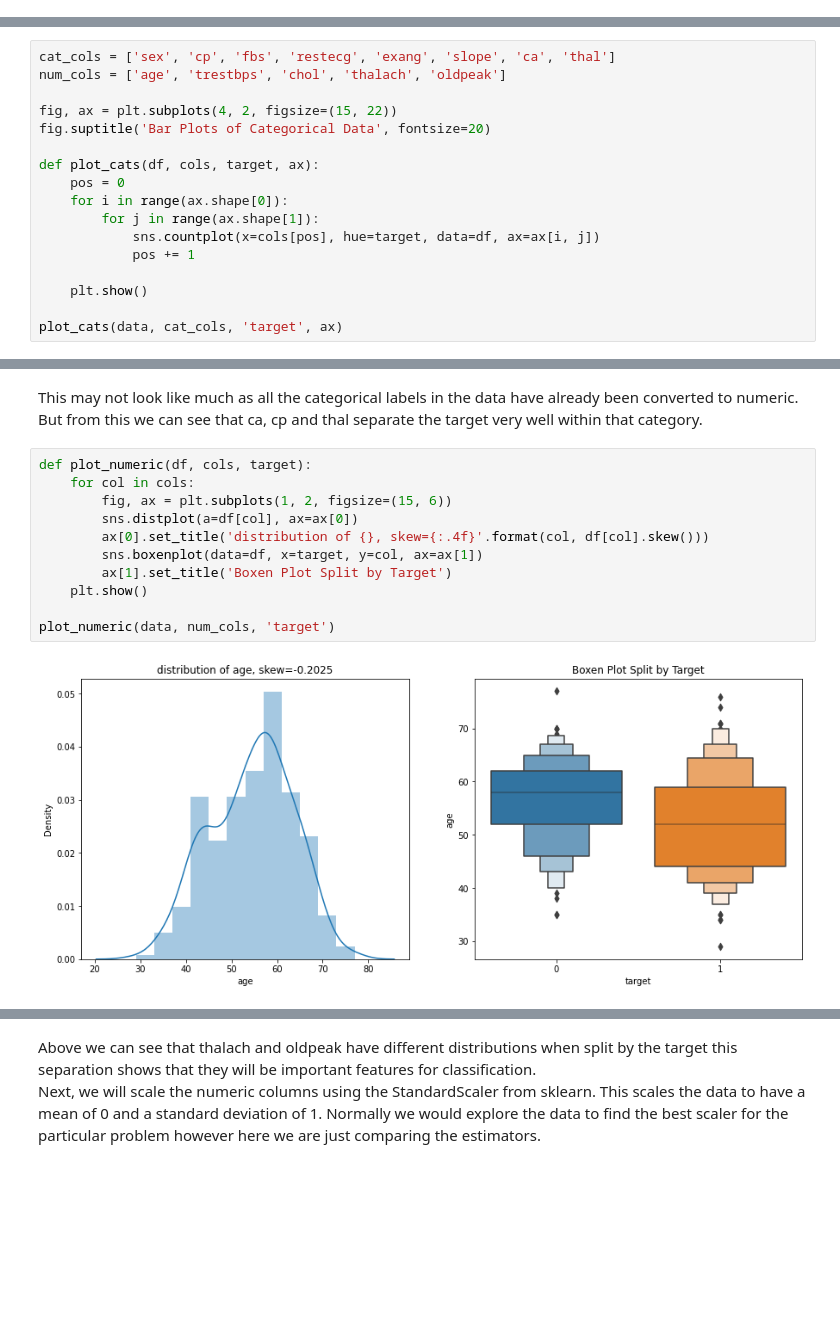
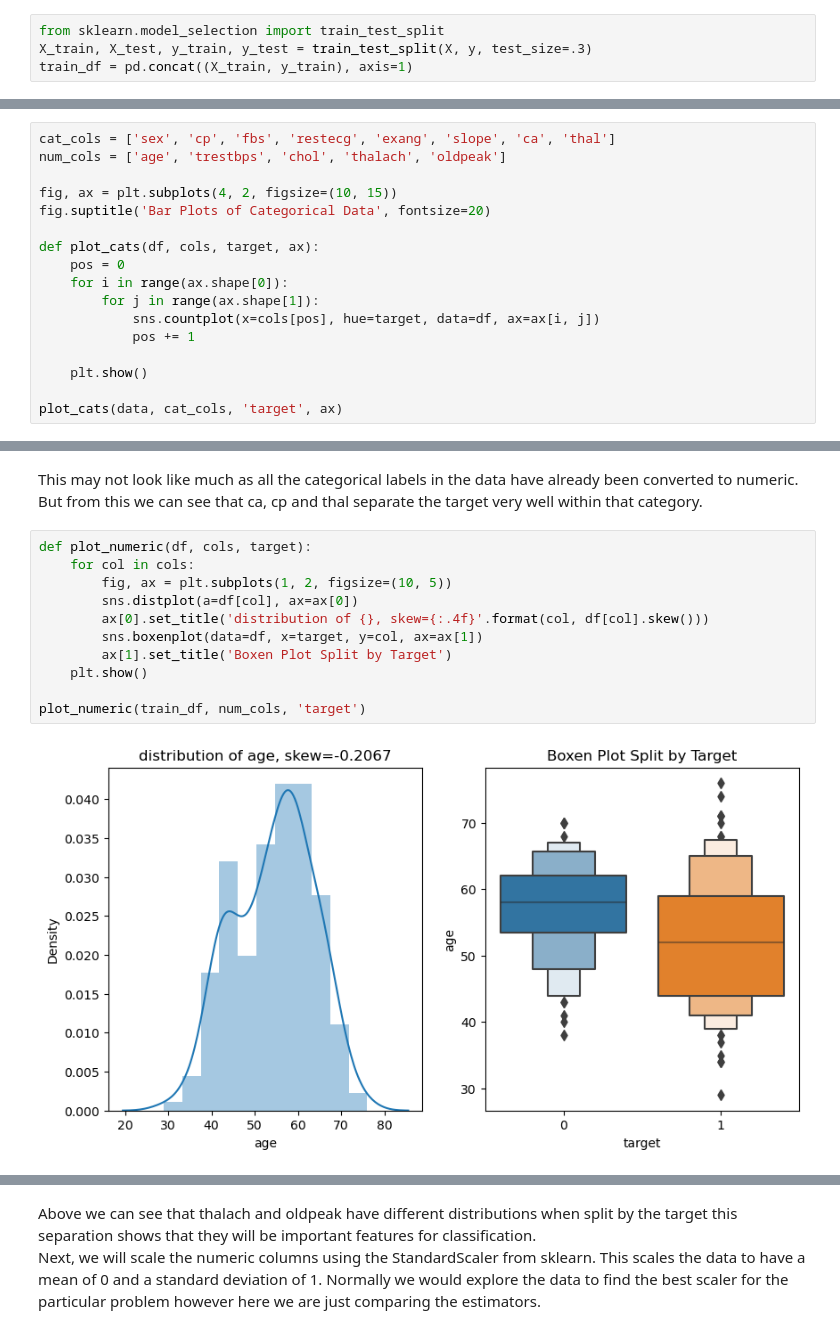
Before and after one commit to Alkoopman85/Adaboost-Comparison, a Jupyter notebook: heart-disease-adaboost-w-different-base-estimators.ipynb, the cells around one changed output, grey strips where cells are left out. Drawn from its saved outputs; the diff is of its cells as text; blank space fills up the shorter version.

```diff
--- a/heart-disease-adaboost-w-different-base-estimators.ipynb
+++ b/heart-disease-adaboost-w-different-base-estimators.ipynb
@@ -62,4 +68,8 @@ st
 # %% [markdown]
 Above we can clearly see what features are categorical and which are numeric.<br>
 Next, we will plot the categorical features and the target.
+# %%
+from sklearn.model_selection import train_test_split
+X_train, X_test, y_train, y_test = train_test_split(X, y, test_size=.3)
+train_df = pd.concat((X_train, y_train), axis=1)
 # %%
@@ -74,7 +84,7 @@ The target is close to evenly split.
 cat_cols = ['sex', 'cp', 'fbs', 'restecg', 'exang', 'slope', 'ca', 'thal']
 num_cols = ['age', 'trestbps', 'chol', 'thalach', 'oldpeak']
 
-fig, ax = plt.subplots(4, 2, figsize=(15, 22))
+fig, ax = plt.subplots(4, 2, figsize=(10, 15))
 fig.suptitle('Bar Plots of Categorical Data', fontsize=20)
 
 def plot_cats(df, cols, target, ax):
@@ -94,13 +104,13 @@ This may not look like much as all the categorical labels in the data have alrea
 # %%
 def plot_numeric(df, cols, target):
     for col in cols:
-        fig, ax = plt.subplots(1, 2, figsize=(15, 6))
+        fig, ax = plt.subplots(1, 2, figsize=(10, 5))
         sns.distplot(a=df[col], ax=ax[0])
         ax[0].set_title('distribution of {}, skew={:.4f}'.format(col, df[col].skew()))
         sns.boxenplot(data=df, x=target, y=col, ax=ax[1])
         ax[1].set_title('Boxen Plot Split by Target')
     plt.show()
 
-plot_numeric(data, num_cols, 'target')
+plot_numeric(train_df, num_cols, 'target')
 # %% [output]
-[figure, old version]
+[figure, new version]
```
Also changed, not shown: parts of 34 cells of this notebook.
